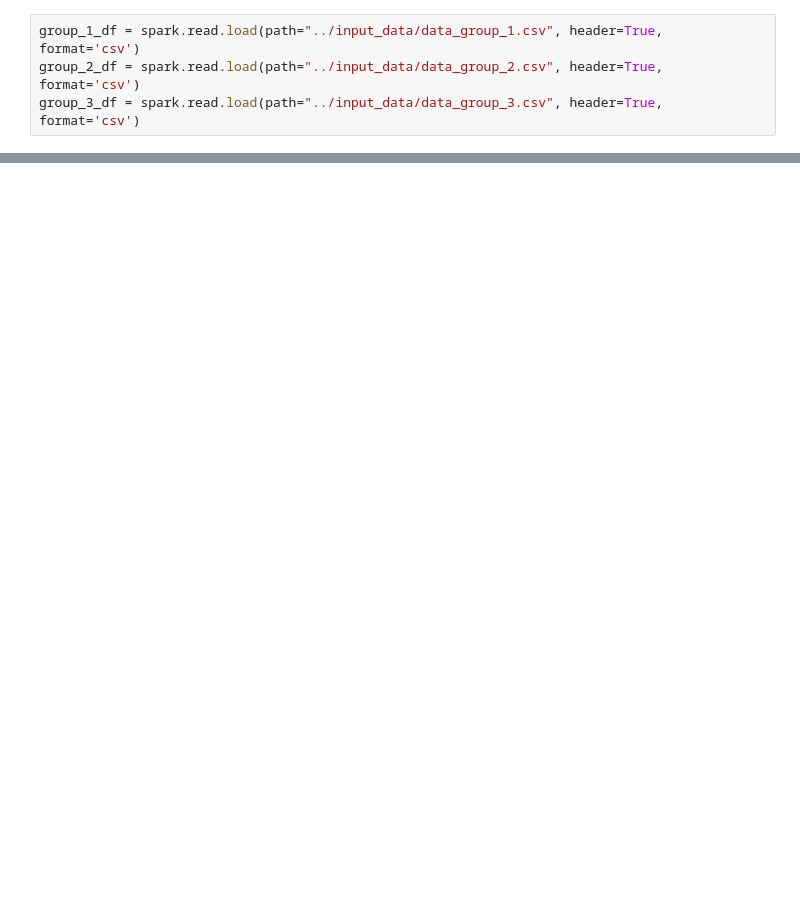
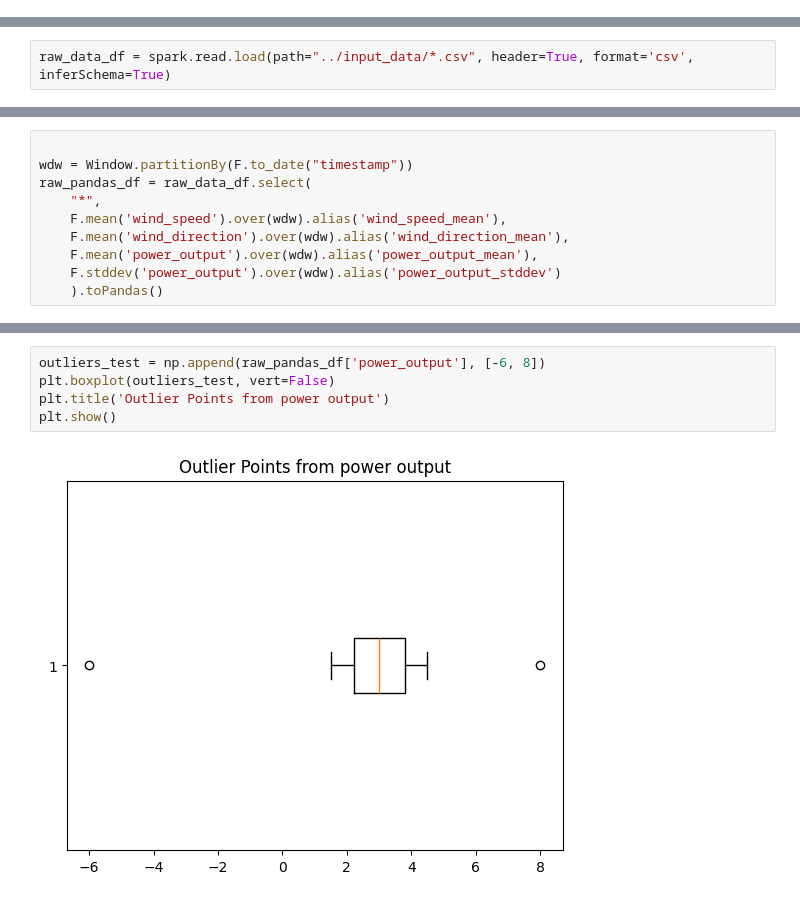
Before and after one commit to cristian-bitica/energy_code_challenge, a Jupyter notebook: src/data_analysis.ipynb, the cells around one changed output, grey strips where cells are left out. Saved outputs shown, nothing was run; the diff lists cells and outputs as text; blank space fills up the shorter version.

```diff
--- a/src/data_analysis.ipynb
+++ b/src/data_analysis.ipynb
@@ -5,4 +21,0 @@ import pyspark.sql.functions as F
-# %%
-group_1_df = spark.read.load(path="../input_data/data_group_1.csv", header=True, format='csv')
-group_2_df = spark.read.load(path="../input_data/data_group_2.csv", header=True, format='csv')
-group_3_df = spark.read.load(path="../input_data/data_group_3.csv", header=True, format='csv')
@@ -9 +27,3 @@ group_3_df = spark.read.load(path="../input_data/data_group_3.csv", header=True,
+# %%
+raw_data_df = spark.read.load(path="../input_data/*.csv", header=True, format='csv', inferSchema=True)
 # %%
@@ -86,0 +212,10 @@ group_3_df.summary().show()
+# %%
+
+wdw = Window.partitionBy(F.to_date("timestamp"))
+raw_pandas_df = raw_data_df.select(
+    "*",
+    F.mean('wind_speed').over(wdw).alias('wind_speed_mean'),
+    F.mean('wind_direction').over(wdw).alias('wind_direction_mean'),
+    F.mean('power_output').over(wdw).alias('power_output_mean'),
+    F.stddev('power_output').over(wdw).alias('power_output_stddev')
+    ).toPandas()
@@ -86,0 +244,7 @@ group_3_df.summary().show()
+# %%
+outliers_test = np.append(raw_pandas_df['power_output'], [-6, 8])
+plt.boxplot(outliers_test, vert=False)
+plt.title('Outlier Points from power output')
+plt.show()
+# %% [output]
+[figure, added]
```
Also changed, not shown: parts of 25 cells of this notebook, 12 other files.
